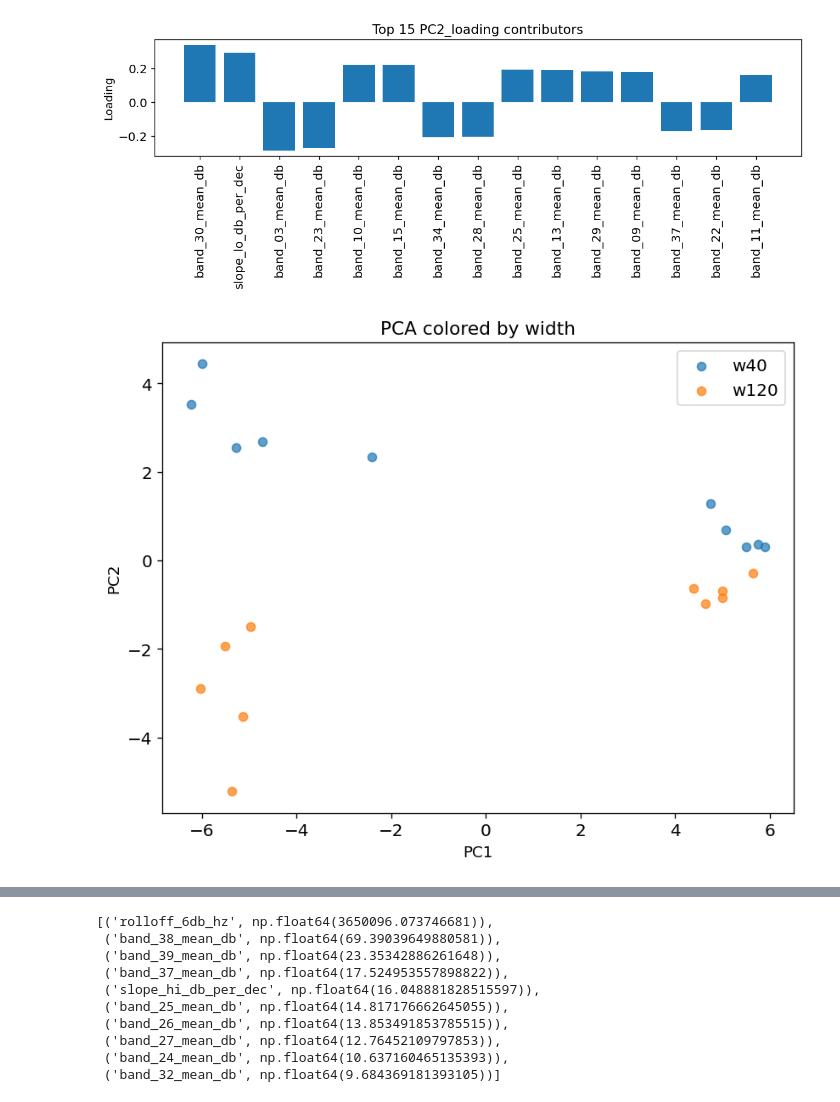
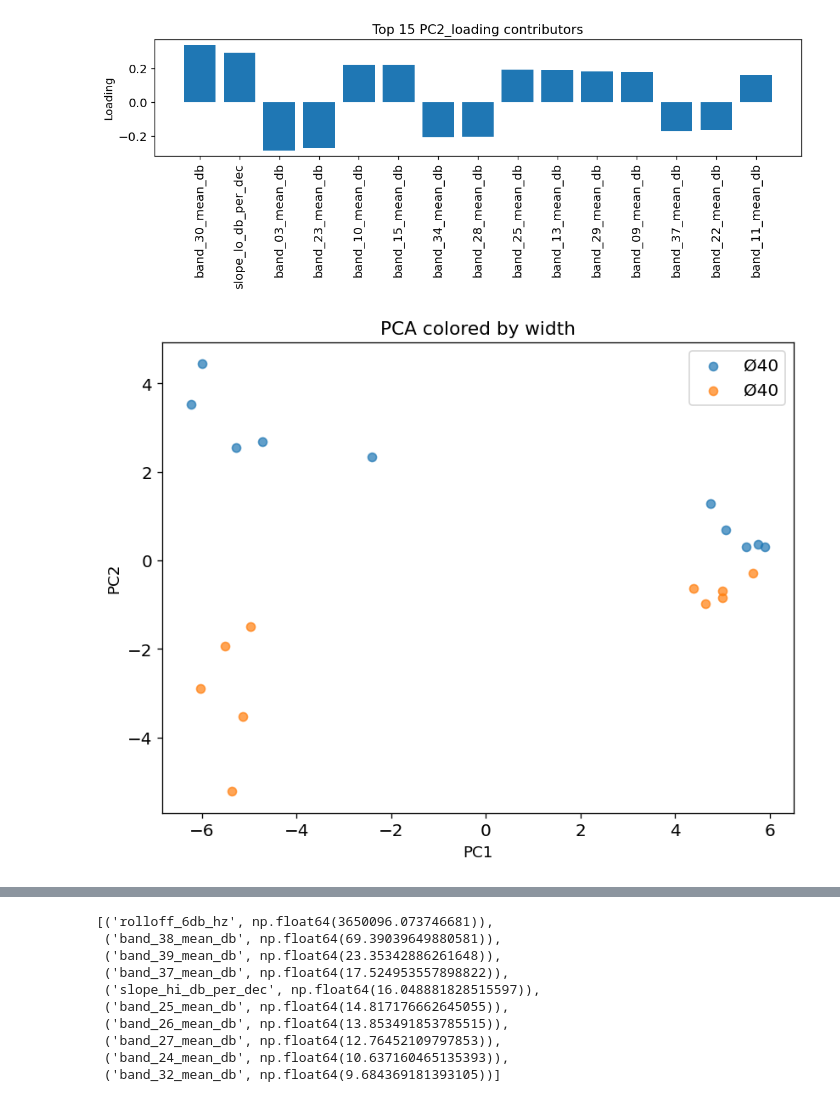
Before and after one commit to nogva/acousticBlockageSensor, a Jupyter notebook: first_test_analysis.ipynb, the cells around one changed output, grey strips where cells are left out. Cells and saved outputs as stored; diff of their text form; code cells hidden in the pictures.

```diff
--- a/first_test_analysis.ipynb
+++ b/first_test_analysis.ipynb
@@ -108,7 +95,7 @@ feature_list = []
 master_dir = Path(r"data\3m straight pipe\first_test")
 # %%
 # Accept: Ø20w120  OR Ø20_w120  (case-insensitive w)
-CONFIG_RE = re.compile(r"^Ø(?P<diameter>\d+)_?w(?P<width>\d+)$", re.IGNORECASE)
+CONFIG_RE = re.compile(r"^\u00D8(?P<diameter>\d+)_?w(?P<width>\d+)$", re.IGNORECASE)
 
 # Accept: pos1, Position_3, p5, etc. (first integer after 'pos' if present, else None)
 POS_RE = re.compile(r"(?:pos|p)\s*[_-]?\s*(?P<pos>\d+)", re.IGNORECASE)
@@ -116,7 +103,7 @@ POS_RE = re.compile(r"(?:pos|p)\s*[_-]?\s*(?P<pos>\d+)", re.IGNORECASE)
 def parse_config(folder_name: str) -> tuple[int, int]:
     m = CONFIG_RE.match(folder_name)
     if not m:
-        raise ValueError(f"Folder name '{folder_name}' does not match 'Ø{{diameter}}w{{width}}' or 'Ø{{diameter}}_w{{width}}'")
+        raise ValueError(f"Folder name '{folder_name}' does not match '\u00D8{{diameter}}w{{width}}' or '\u00D8{{diameter}}_w{{width}}'")
     return int(m.group("diameter")), int(m.group("width"))
 
 def parse_position(file_path: Path) -> int | None:
@@ -1178,16 +1165,16 @@ plt.show()
 # %%
 plt.figure(figsize=(8,6))
 for w in sorted(meta["width_mm"].unique()):
     mask = meta["width_mm"] == w
-    plt.scatter(X_pca[mask,0], X_pca[mask,1], label=f"w{w}", alpha=0.7)
+    plt.scatter(X_pca[mask,0], X_pca[mask,1], label=f"Ø{d}", alpha=0.7)
 
 plt.legend()
 plt.xlabel("PC1")
 plt.ylabel("PC2")
 plt.title("PCA colored by width")
 plt.show()
 # %% [output]
-[figure, old version]
+[figure, new version]
 # %%
 plt.figure(figsize=(8,6))
 for pos in sorted(meta["position"].unique()):
```
Also changed, not shown: parts of 10 cells of this notebook, 3 other files.
